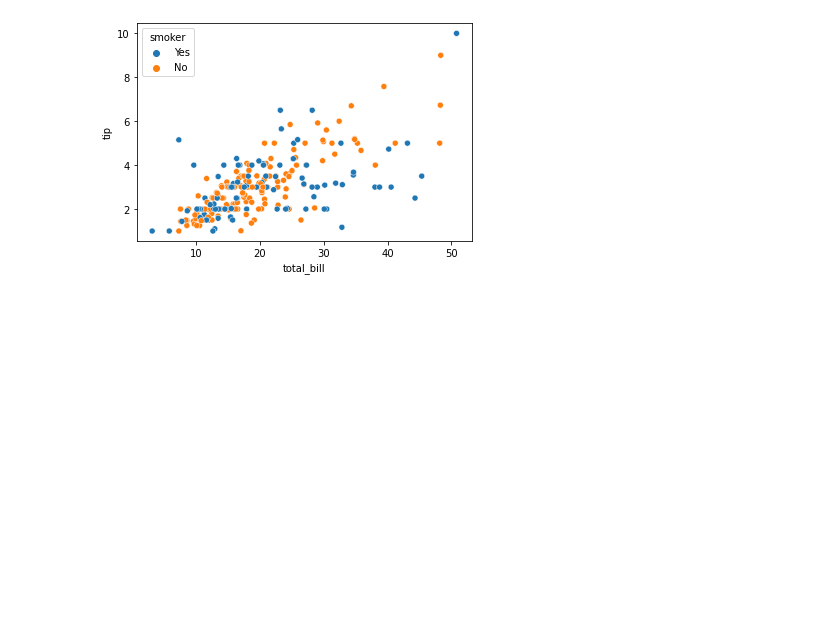
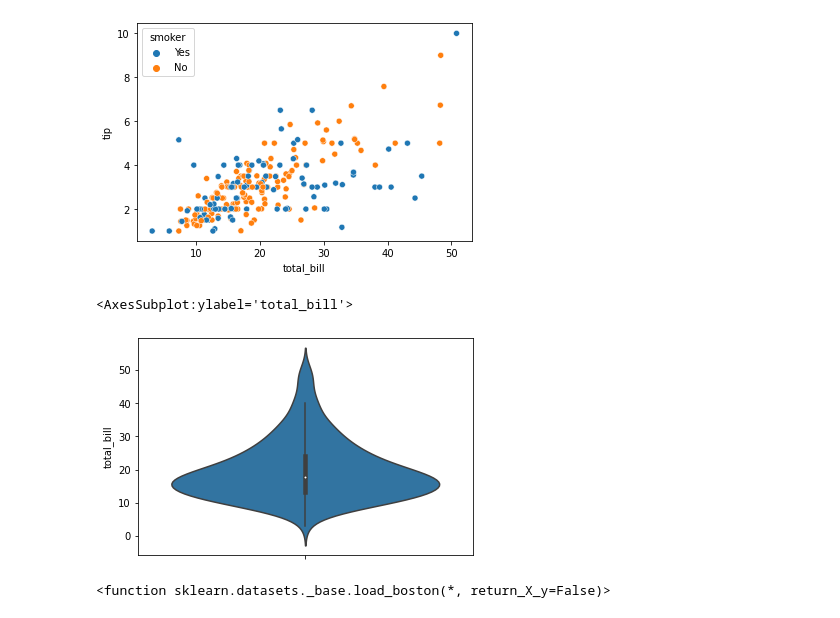
Before and after one commit to savagecarol/machine-learning, a Jupyter notebook: ml-bootcamp/matplotlib_seaborn/exploring_seaborn.ipynb, the cells around one changed output. Saved outputs shown, nothing was run; the diff lists cells and outputs as text; code cells hidden in the pictures; blank space fills up the shorter version.

```diff
--- a/ml-bootcamp/exploring_seaborn.ipynb
+++ b/ml-bootcamp/matplotlib_seaborn/exploring_seaborn.ipynb
@@ -102,3 +102,8 @@ sns.scatterplot(data["total_bill"],data["tip"],hue = data["smoker"])
 # %% [output]
 <AxesSubplot:xlabel='total_bill', ylabel='tip'>
 [figure]
+# %%
+sns.violinplot(y=data["total_bill"])
+# %% [output]
+<AxesSubplot:ylabel='total_bill'>
+[figure, added]
@@ -104,0 +112,4 @@ sns.scatterplot(data["total_bill"],data["tip"],hue = data["smoker"])
+# %%
+load_boston
+# %% [output]
+<function sklearn.datasets._base.load_boston(*, return_X_y=False)>
```
Also changed, not shown: parts of 3 cells of this notebook, 3 other files.
